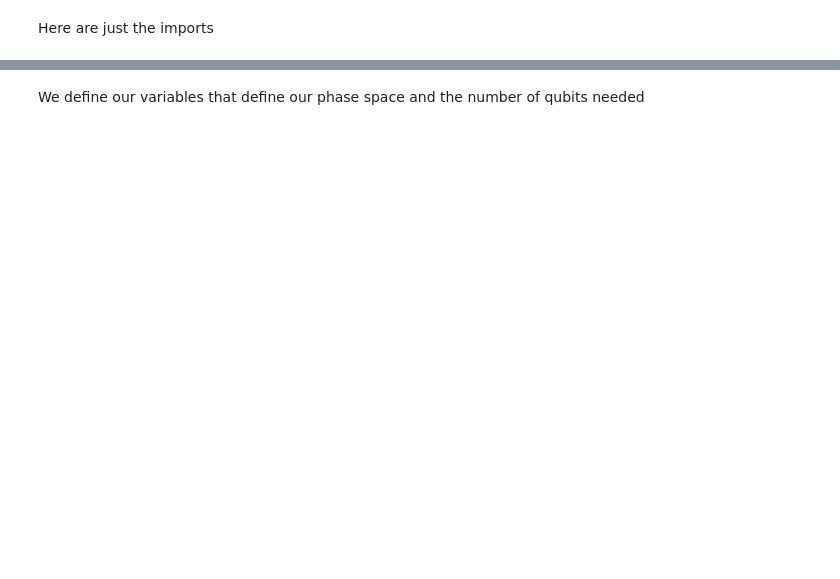
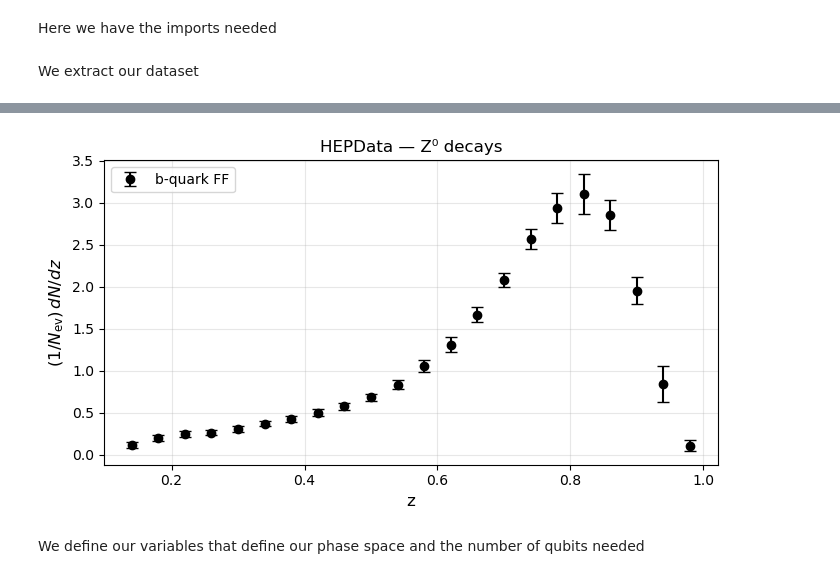
Before and after one commit to FranPG-codes/Quantum-Genetic-Algorithm-for-BSM-sampling, a Jupyter notebook: QGA_For_BSM_Sampling/EQGA_JSSP.ipynb, the cells around one changed output, grey strips where cells are left out. Saved outputs shown, nothing was run; the diff lists cells and outputs as text; code cells hidden in the pictures; blank space fills up the shorter version.

```diff
--- a/QGA_For_BSM_Sampling/EQGA_JSSP.ipynb
+++ b/QGA_For_BSM_Sampling/EQGA_JSSP.ipynb
@@ -1,5 +1,5 @@
 # %% [markdown]
-Here are just the imports
+Here we have the imports needed
 # %%
 %matplotlib inline
 import numpy as np
@@ -8,3 +10,68 @@ import random
 from IPython.display import display
 from qiskit import QuantumCircuit, transpile
 from qiskit_aer import AerSimulator
+# %% [markdown]
+We extract our dataset
+# %%
+YAML_FILE="Table1.yaml"
+
+
+def load_hepdata_yaml(filepath):
+    """Load the HEPData dataset.
+    REturns z_data, y_data, sigma_data.
+    """
+    with open(filepath, 'r') as f:
+        raw = yaml.safe_load(f)
+
+    #momentum fraction z
+    indep = raw['independent_variables'][0]
+
+    z_data = []
+    for pt in indep['values']:
+        if 'value' in pt:
+            z_data.append(float(pt['value']))
+        elif 'low' in pt and 'high' in pt:
+            z_data.append(0.5 * (float(pt['low']) + float(pt['high'])))
+        else:
+            raise ValueError(f"unexpected format: {pt}")
+    z_data = np.array(z_data)
+
+    # (1/N) dN/dx
+    dep = raw['dependent_variables'][0]
+
+    y_data, sigma_data = [], []
+    for pt in dep['values']:
+        y_data.append(float(pt['value']))
+        err_sq = 0.0
+        for err in pt.get('errors', []):
+            if 'symerror' in err:
+                err_sq += float(err['symerror'])**2
+            elif 'asymerror' in err:
+                up = abs(float(err['asymerror'].get('plus',  0)))
+                dn = abs(float(err['asymerror'].get('minus', 0)))
+                err_sq += ((up + dn) / 2.0)**2
+        sigma_data.append(max(np.sqrt(err_sq), 1e-6))
+
+    return z_data, np.array(y_data), np.array(sigma_data)
+
+z_data, y_data, sigma_data = load_hepdata_yaml(YAML_FILE)
+
+
+Z_MIN = max(z_data.min() * 0.5, 1e-4)
+Z_MAX = min(z_data.max() * 1.05, 1)
+
+print(f"\Points: {len(z_data)}   z ∈ [{z_data.min():.3f}, {z_data.max():.3f}]")
+print(f"WOrkspace range: [{Z_MIN:.4f}, {Z_MAX:.4f}]")
+print(f"\n{'z':>7}  {'(1/N)dN/dz':>12}  {'σ':>10}  {'σ/y [%]':>9}")
+print("-" * 46)
+for z, y, s in zip(z_data, y_data, sigma_data):
+    print(f"{z:7.4f}  {y:12.6f}  {s:10.6f}  {100*s/max(abs(y),1e-9):9.1f}%")
+
+plt.figure(figsize=(7, 4))
+plt.errorbar(z_data, y_data, yerr=sigma_data,
+             fmt='ko', capsize=4, label='b-quark FF')
+plt.xlabel('z', fontsize=12)
+plt.ylabel(r'$(1/N_{\rm ev})\,dN/dz$', fontsize=12)
+plt.title('HEPData — Z⁰ decays')
+plt.legend(); plt.grid(True, alpha=0.3); plt.tight_layout(); plt.show()
+# %% [output]
@@ -11,2 +95,3 @@ from qiskit_aer import AerSimulator
+[figure, added]
 # %% [markdown]
 We define our variables that define our phase space and the number of qubits needed
```
Also changed, not shown: parts of 20 cells of this notebook, 6 other files.
